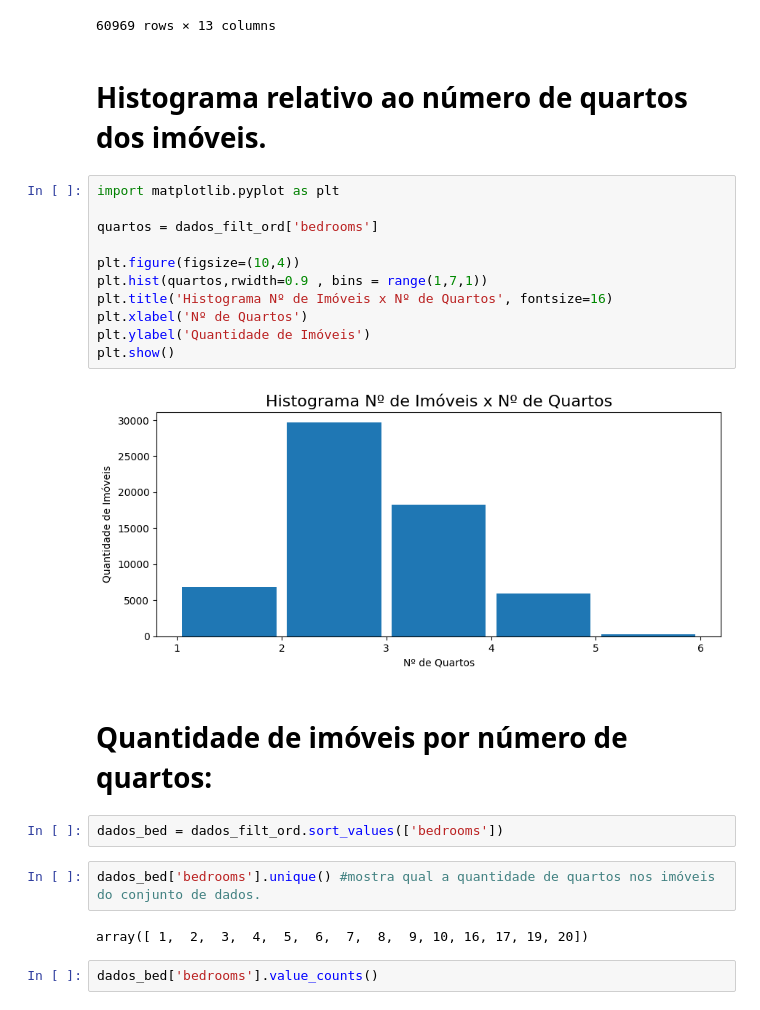
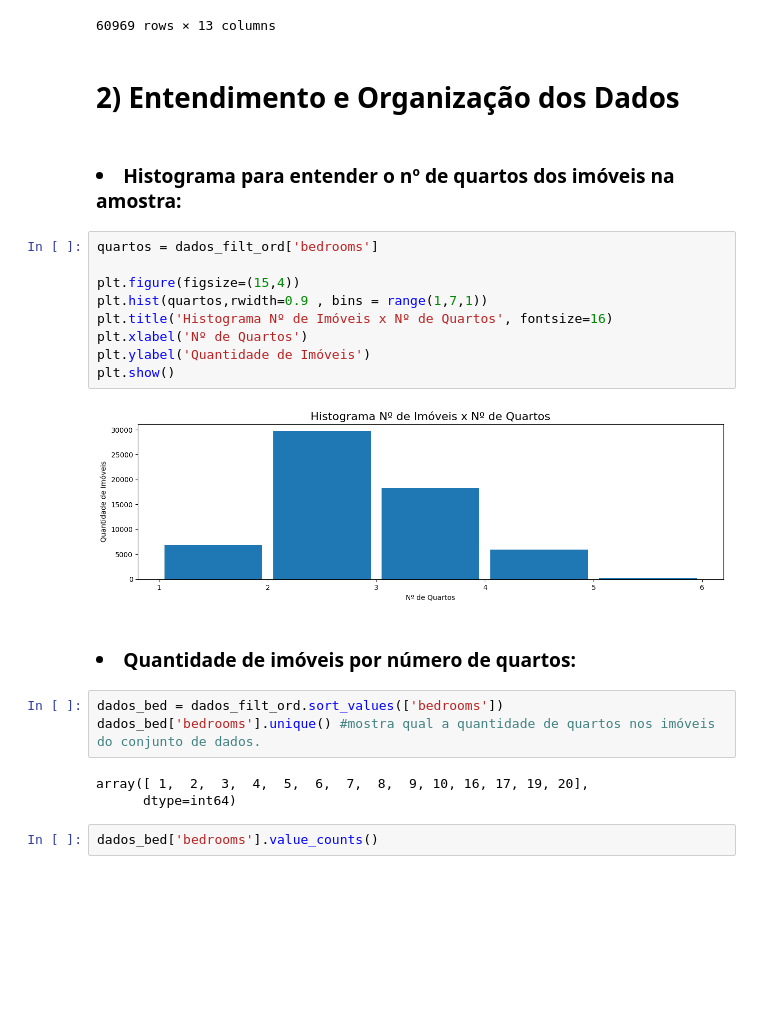
Before and after one commit to fabiollg/PI-4_Predicao_Valores_Imoveis_SJC, a Jupyter notebook: PI_4_Predicao_Valores_Imoveis_SJC.ipynb, the cells around one changed output. Saved outputs shown, nothing was run; the diff lists cells and outputs as text; blank space fills up the shorter version.

```diff
--- a/PI_4_Predicao_Valores_Imoveis_SJC.ipynb
+++ b/PI_4_Predicao_Valores_Imoveis_SJC.ipynb
@@ -73,29 +73,29 @@ dados_filt_ord
 | 45120 | NaN | NaN | 12250000.0 | NaN | NaN | 1 | 2 | ... |
 | 43812 | NaN | NaN | NaN | NaN | NaN | 2 | 3 | ... |
 60969 rows × 13 columns
+# %% [markdown]
+# 2) Entendimento e Organização dos Dados
 # %% [markdown]
-# Histograma relativo ao número de quartos dos imóveis.
+### <li>Histograma para entender o nº de quartos dos imóveis na amostra:
 # %%
-import matplotlib.pyplot as plt
-
 quartos = dados_filt_ord['bedrooms']
 
-plt.figure(figsize=(10,4))
+plt.figure(figsize=(15,4))
 plt.hist(quartos,rwidth=0.9 , bins = range(1,7,1))
 plt.title('Histograma Nº de Imóveis x Nº de Quartos', fontsize=16)
 plt.xlabel('Nº de Quartos')
 plt.ylabel('Quantidade de Imóveis')
 plt.show()
 # %% [output]
-[figure, old version]
+[figure, new version]
 # %% [markdown]
-# Quantidade de imóveis por número de quartos:
+### <li>Quantidade de imóveis por número de quartos:
-# %%
-dados_bed = dados_filt_ord.sort_values(['bedrooms'])
 # %%
+dados_bed = dados_filt_ord.sort_values(['bedrooms'])
 dados_bed['bedrooms'].unique() #mostra qual a quantidade de quartos nos imóveis do conjunto de dados.
 # %% [output]
-array([ 1,  2,  3,  4,  5,  6,  7,  8,  9, 10, 16, 17, 19, 20])
+array([ 1,  2,  3,  4,  5,  6,  7,  8,  9, 10, 16, 17, 19, 20],
+      dtype=int64)
 # %%
 dados_bed['bedrooms'].value_counts()
 # %% [output]
```
